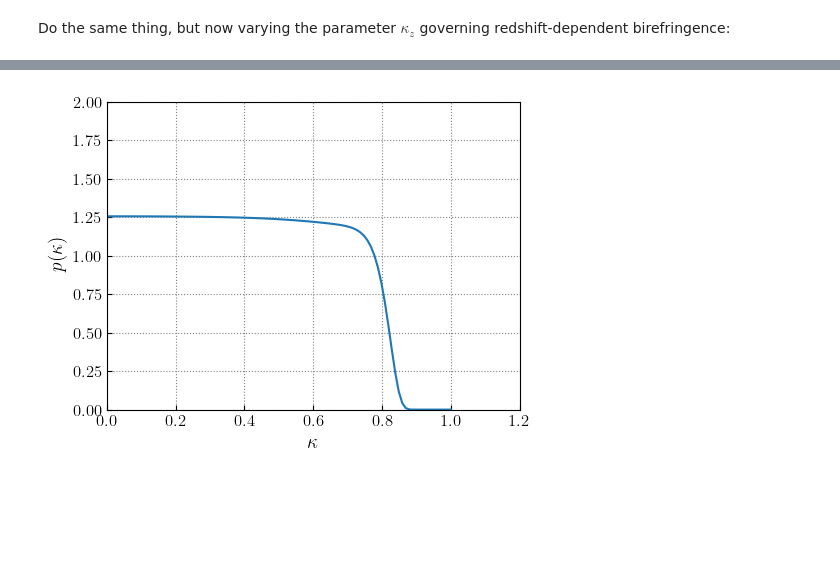
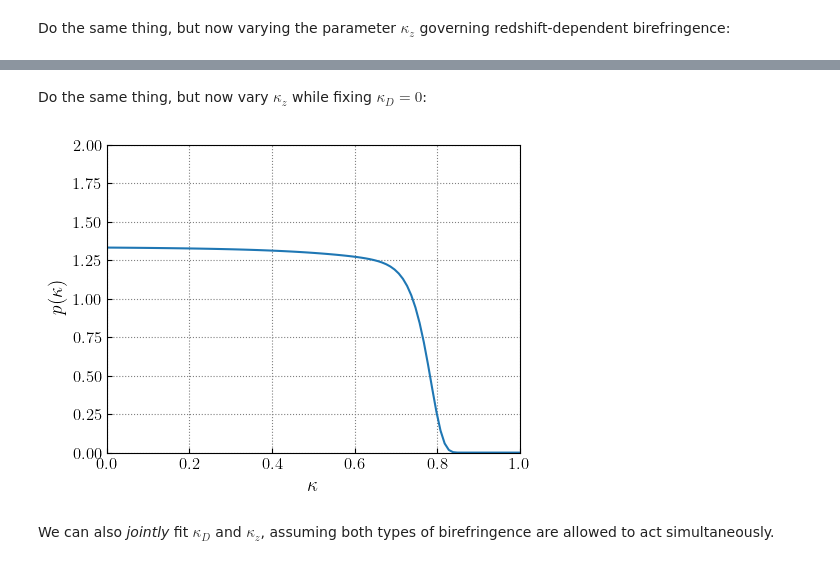
Before and after one commit to tcallister/stochastic-birefringence, a Jupyter notebook: kappa_inference_demo.ipynb, the cells around one changed output, grey strips where cells are left out. Cells and saved outputs as stored; diff of their text form; code cells hidden in the pictures; blank space fills up the shorter version.

```diff
--- a/kappa_inference_demo.ipynb
+++ b/kappa_inference_demo.ipynb
@@ -190,12 +194,13 @@ freqs = np.logspace(1,3.5,300)
 
 # Loop across kappas, compute the stochastic signal, and plot
 for i,k in enumerate(kappa_zs):
-    Omega_f = omg.eval(R0,dRdV_uniform,freqs,0,k)
-    ax.plot(freqs,Omega_f,color=blue,alpha=1.-float(i/kappa_zs.size))
+    Omega_I_f,Omega_V_f = omg.eval(R0,dRdV_uniform,freqs,0,k)
+    ax.plot(freqs,Omega_I_f,color=blue,alpha=1.-float(i/kappa_dcs.size))
+    ax.plot(freqs,Omega_V_f,color="#a6cee3",alpha=1.-float(i/kappa_dcs.size),zorder=-1,ls=':')
 
-# PI curves
-ax.plot(O3_PI_freqs,O3_PI,color='black',zorder=-1,label='O3 Sensitivity')
-ax.plot(design_PI_freqs,design_PI,color='black',ls=':',zorder=-1,label='O4 Sensitivity')
+# Overplot O3 and O4 PI sensitivity curves
+ax.plot(O3_PI_freqs,O3_PI,color='black',zorder=-2,label='O3 Sensitivity')
+ax.plot(design_PI_freqs,design_PI,color='black',ls=':',zorder=-2,label='O4 Sensitivity')
 
 # Formatting
 ax.legend(loc='upper left',frameon=False,fontsize=13)
@@ -308,12 +302,43 @@ p_kappa_z_uniform = likelihoods_z/np.trapz(likelihoods_z,kappa_zs)
+# %% [markdown]
+Do the same thing, but now vary $\kappa_z$ while fixing $\kappa_D = 0$:
+# %%
+# Grid of kappas
+kappa_zs = np.linspace(0,1,100)
+
+# Loop across kappas
+log_likelihoods_z = np.zeros_like(kappa_zs)
+for i,k in enumerate(kappa_zs):
+
+    # Evaluate background
+    OmgI,OmgV = omg.eval(R0,dRdV_uniform,f_H1L1_O3,0,k)
+
+    model_background_HL = OmgI + (H1L1_gammaV/H1L1_gammaI)*OmgV
+    model_background_HV = OmgI + (H1V1_gammaV/H1V1_gammaI)*OmgV
+    model_background_LV = OmgI + (L1V1_gammaV/L1V1_gammaI)*OmgV
+
+    # Compute likelihood
+    log_likelihoods_z[i] = 0
+    log_likelihoods_z[i] += np.sum(-(C_H1L1_O1-model_background_HL)**2/(2.*sigma_H1L1_O1**2))
+    log_likelihoods_z[i] += np.sum(-(C_H1L1_O2-model_background_HL)**2/(2.*sigma_H1L1_O2**2))
+    log_likelihoods_z[i] += np.sum(-(C_H1L1_O3-model_background_HL)**2/(2.*sigma_H1L1_O3**2))
+    log_likelihoods_z[i] += np.sum(-(C_H1V1_O3-model_background_HV)**2/(2.*sigma_H1V1_O3**2))
+    log_likelihoods_z[i] += np.sum(-(C_L1V1_O3-model_background_LV)**2/(2.*sigma_L1V1_O3**2))
+
+# Exponentiate and form a normalized probability distribution
+log_likelihoods_z -= np.max(log_likelihoods_z)
+likelihoods_z = np.exp(log_likelihoods_z)
+p_kappa_z_uniform = likelihoods_z/np.trapz(likelihoods_z,kappa_zs)
 # %%
 # Plot!
 fig,ax = plt.subplots(figsize=(5.33,4))
 ax.plot(kappa_zs,p_kappa_z_uniform)
 ax.set_xlabel('$\kappa$')
 ax.set_ylabel('$p(\kappa)$')
-ax.set_xlim(0,1.2)
+ax.set_xlim(0,1.)
 ax.set_ylim(0,2.)
 plt.show()
 # %% [output]
-[figure, old version]
+[figure, new version]
+# %% [markdown]
+We can also *jointly* fit $\kappa_D$ and $\kappa_z$, assuming both types of birefringence are allowed to act simultaneously.
 # %%
```
Also changed, not shown: parts of 51 cells of this notebook, 1 other file.
